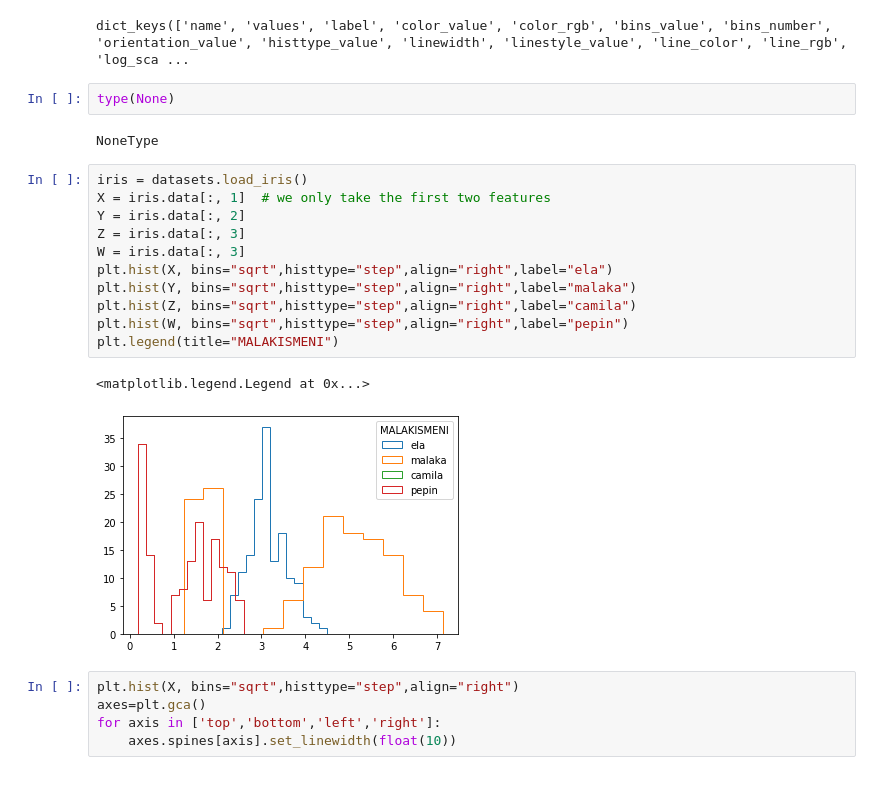
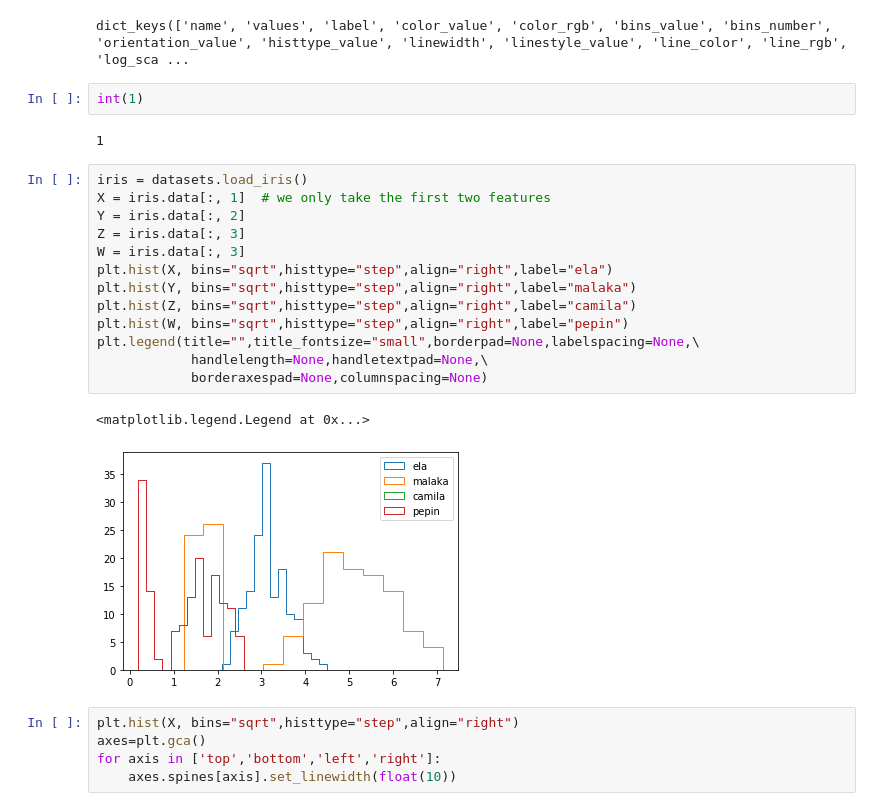
Before and after one commit to mpg-age-bioinformatics/flaski, a Jupyter notebook: utils/notebooks/histogram.ipynb, the cells around one changed output. Saved outputs shown, nothing was run; the diff lists cells and outputs as text.

```diff
--- a/utils/notebooks/histogram.ipynb
+++ b/utils/notebooks/histogram.ipynb
@@ -11,24 +11,26 @@ for a,b in groups_settings.items():
     print(b.keys())
 # %% [output]
 dict_keys(['name', 'values', 'label', 'color_value', 'color_rgb', 'bins_value', 'bins_number', 'orientation_value', 'histtype_value', 'linewidth', 'linestyle_value', 'line_color', 'line_rgb', 'log_sca ...
-# %%
-type(None)
-# %% [output]
-NoneType
+# %%
+int(1)
+# %% [output]
+1
 # %%
 iris = datasets.load_iris()
 X = iris.data[:, 1]  # we only take the first two features
 Y = iris.data[:, 2]
 Z = iris.data[:, 3]
 W = iris.data[:, 3]
 plt.hist(X, bins="sqrt",histtype="step",align="right",label="ela")
 plt.hist(Y, bins="sqrt",histtype="step",align="right",label="malaka")
 plt.hist(Z, bins="sqrt",histtype="step",align="right",label="camila")
 plt.hist(W, bins="sqrt",histtype="step",align="right",label="pepin")
-plt.legend(title="MALAKISMENI")
+plt.legend(title="",title_fontsize="small",borderpad=None,labelspacing=None,\
+            handlelength=None,handletextpad=None,\
+            borderaxespad=None,columnspacing=None)
 # %% [output]
 <matplotlib.legend.Legend at 0x...>
-[figure, old version]
+[figure, new version]
 # %%
 plt.hist(X, bins="sqrt",histtype="step",align="right")
 axes=plt.gca()
```
Also changed, not shown: 3 other files.
